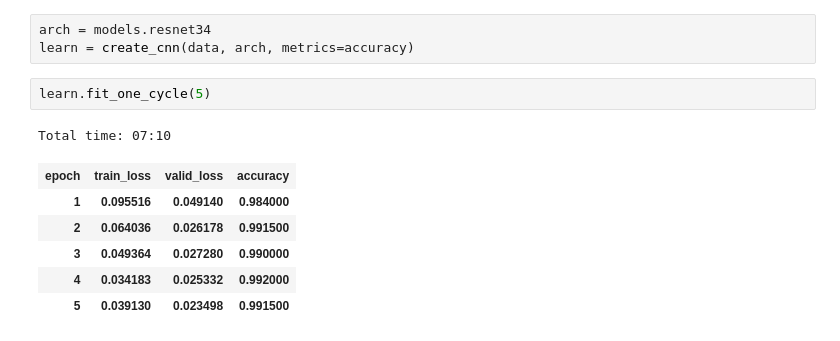
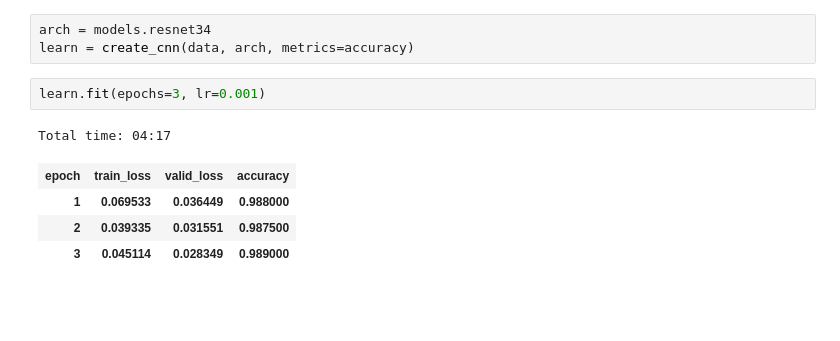
Before and after one commit to AnukoolPurohit/GoogleCollabFiles, a Jupyter notebook: DL1.ipynb, the cells around one changed output. Cells and saved outputs as stored; diff of their text form; blank space fills up the shorter version.

```diff
--- a/DL1.ipynb
+++ b/DL1.ipynb
@@ -50,16 +50,14 @@ data.show_batch(rows=3)
 # %%
 arch = models.resnet34
 learn = create_cnn(data, arch, metrics=accuracy)
-# %%
-learn.fit_one_cycle(5)
-# %% [output]
-Total time: 07:10
-| epoch | train_loss | valid_loss | accuracy |
-| 1 | 0.095516 | 0.049140 | 0.984000 |
-| 2 | 0.064036 | 0.026178 | 0.991500 |
-| 3 | 0.049364 | 0.027280 | 0.990000 |
-| 4 | 0.034183 | 0.025332 | 0.992000 |
-| 5 | 0.039130 | 0.023498 | 0.991500 |
+# %%
+learn.fit(epochs=3, lr=0.001)
+# %% [output]
+Total time: 04:17
+| epoch | train_loss | valid_loss | accuracy |
+| 1 | 0.069533 | 0.036449 | 0.988000 |
+| 2 | 0.039335 | 0.031551 | 0.987500 |
+| 3 | 0.045114 | 0.028349 | 0.989000 |
 # %%
 learn.recorder.plot_losses()
 # %% [output]
```
Also changed, not shown: parts of 5 cells of this notebook.
